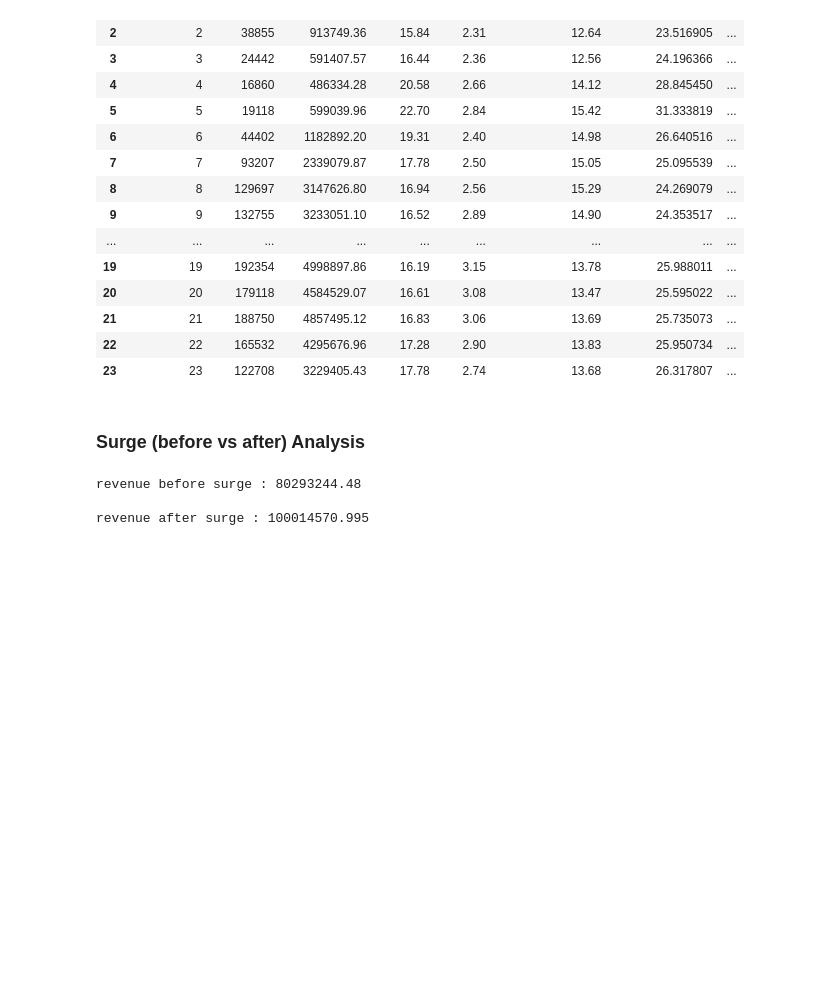
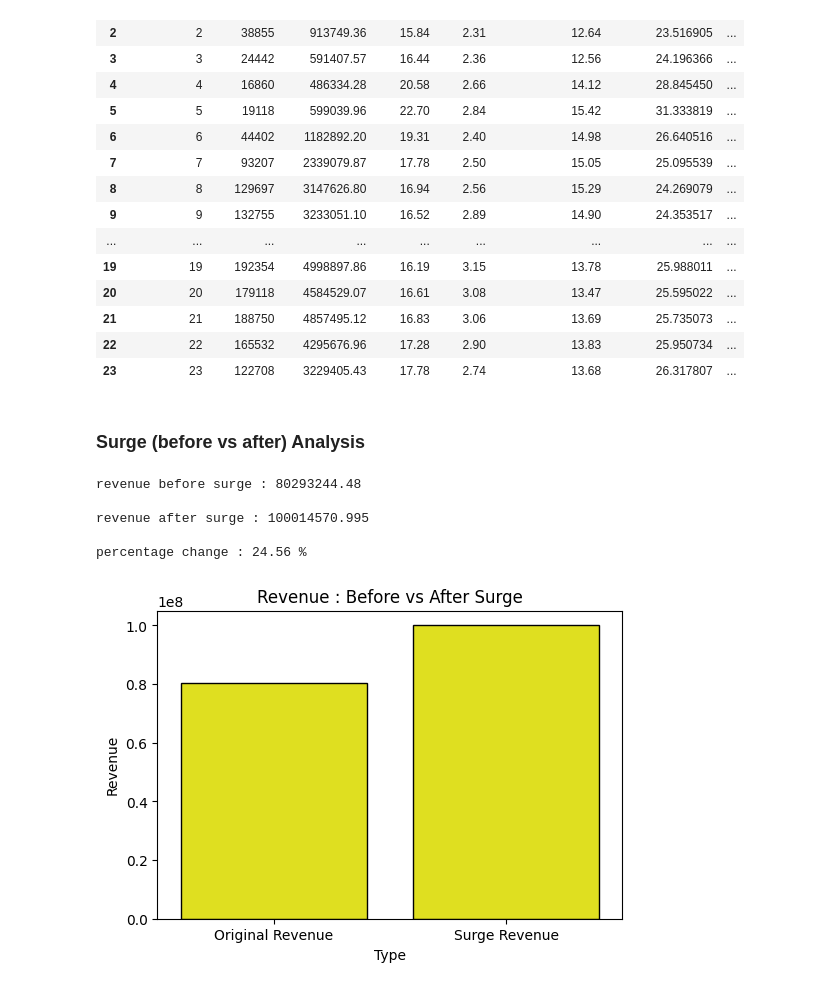
Before and after one commit to prerit0/ride-sharing-demand-intelligence, a Jupyter notebook: Notebooks/02_eda_analysis_using_SQL_&_Python.ipynb, the cells around one changed output. Drawn from its saved outputs; the diff is of its cells as text; code cells hidden in the pictures; blank space fills up the shorter version.

Commit message:
surge comparison

```diff
--- a/Notebooks/02_eda_analysis_using_SQL_&_Python.ipynb
+++ b/Notebooks/02_eda_analysis_using_SQL_&_Python.ipynb
@@ -431,7 +431,22 @@ print("revenue before surge :", original_revenue)
 print()
 print("revenue after surge :", surge_revenue)
 print()
+print("percentage change :", increase_percentage)
 # %% [output]
 revenue before surge : 80293244.48
 
 revenue after surge : 100014570.995
+
+percentage change : 24.56 %
+# %%
+surge_df = pd.DataFrame({
+    "Type": ["Original Revenue", "Surge Revenue"],
+    "Revenue": [original_revenue, surge_revenue]
+})
+
+plt.figure(figsize=(6,4))
+sns.barplot(data = surge_df, x = "Type", y = "Revenue", color = "yellow", edgecolor="black")
+plt.title("Revenue : Before vs After Surge")
+plt.show()
+# %% [output]
+[figure, added]
```
